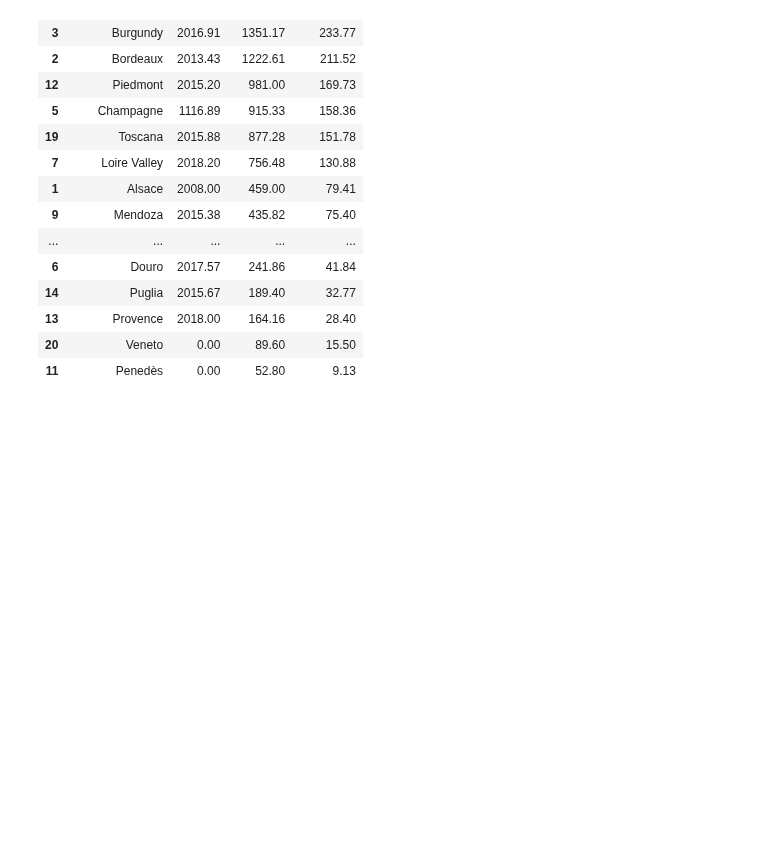
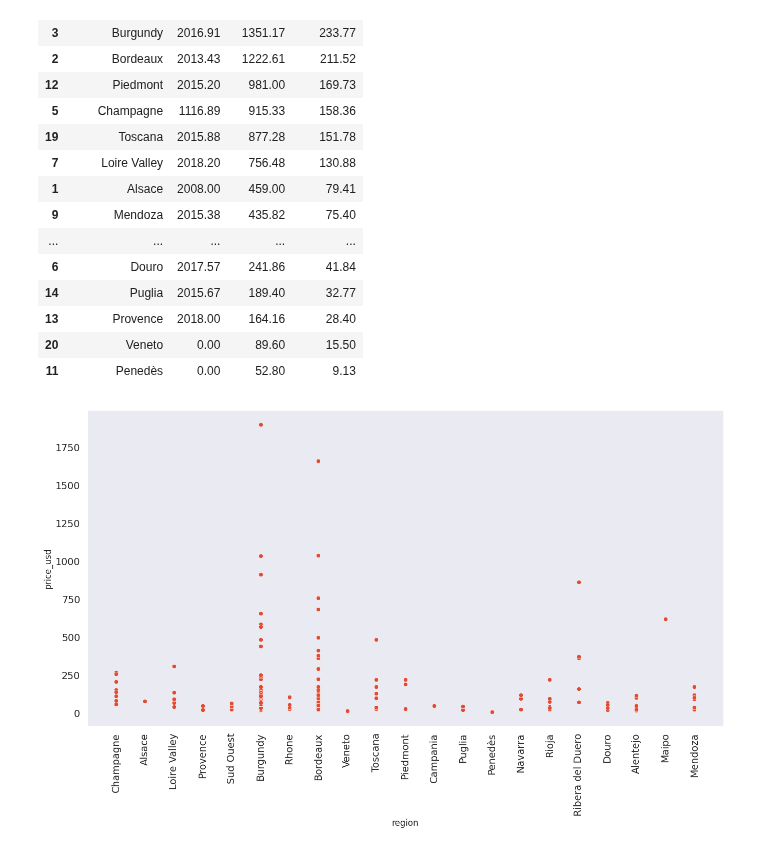
Before and after one commit to awildt01/Zeitreihenanalyse-zur-Nachfrageprognose., a Jupyter notebook: Zeitreihenanalyse_zur_Nachfrageprognose.ipynb, the cells around one changed output. Saved outputs shown, nothing was run; the diff lists cells and outputs as text; code cells hidden in the pictures; blank space fills up the shorter version.

```diff
--- a/Zeitreihenanalyse_zur_Nachfrageprognose.ipynb
+++ b/Zeitreihenanalyse_zur_Nachfrageprognose.ipynb
@@ -490,3 +506,11 @@ round(mean_df.sort_values('price_usd', ascending=False),2)
 | 13 | Provence | 2018.00 | 164.16 | 28.40 |
 | 20 | Veneto | 0.00 | 89.60 | 15.50 |
 | 11 | Penedès | 0.00 | 52.80 | 9.13 |
+# %%
+# preço  região
+f, ax = plt.subplots(figsize=(16, 8))
+sns.scatterplot(x=df_products_raw.region, y=df_products_raw.price_usd)
+plt.xticks(rotation=90)
+plt.show();
+# %% [output]
+[figure, added]
```
Also changed, not shown: parts of 12 cells of this notebook.
